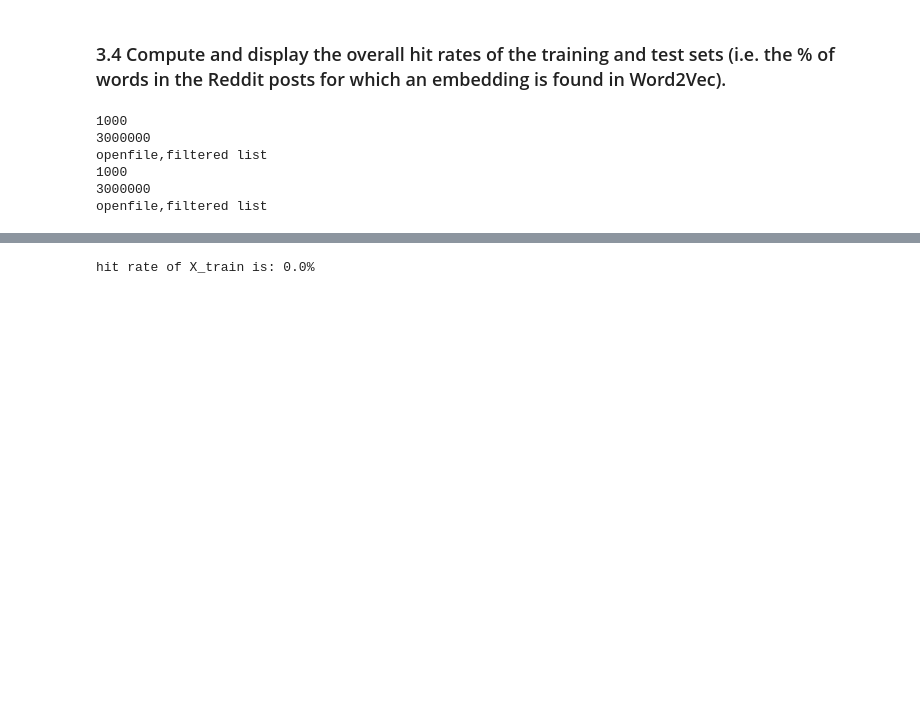
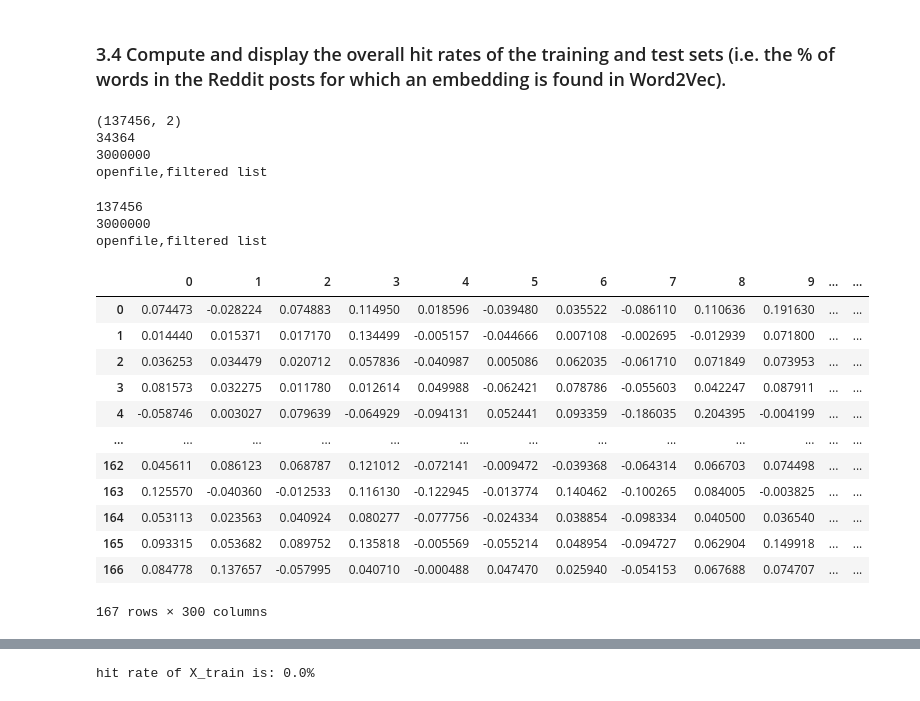
Before and after one commit to Qiantongzhou/comp472_2022_fall_A1, a Jupyter notebook: solution.ipynb, the cells around one changed output, grey strips where cells are left out. Drawn from its saved outputs; the diff is of its cells as text; code cells hidden in the pictures; blank space fills up the shorter version.

```diff
--- a/solution.ipynb
+++ b/solution.ipynb
@@ -463,12 +478,9 @@ def filter_by_word2vec(list_list,list_name):
 # %%
-selectlist=X_train[0:1000]
-selectlist2=X_test[0:1000]
-filter_by_word2vec(selectlist,"X_train")
+print(y_train.shape)
+selectlist2=X_test
 filter_by_word2vec(selectlist2,"X_test")
 # %% [output]
-1000
+(137456, 2)
+34364
 3000000
 openfile,filtered list
-1000
-3000000
-openfile,filtered list
@@ -482,3 +487,30 @@ trainlist=df_train.values.tolist()
+# %%
+selectlist=X_train
+filter_by_word2vec(selectlist,"X_train")
+# %% [output]
+137456
+3000000
+openfile,filtered list
+# %%
+df_train=pd.read_json(f"filteredlist_reddit_post_X_train.json")
+X_train_filtered=df_train.values.tolist()
+df_test=pd.read_json(f"filteredlist_reddit_post_X_test.json")
+X_test_filtered=df_test.values.tolist()
+df_train.head(167)
+# %% [output]
+|  | 0 | 1 | 2 | 3 | 4 | 5 | 6 | 7 | 8 | 9 | ... | ... |
+| 0 | 0.074473 | -0.028224 | 0.074883 | 0.114950 | 0.018596 | -0.039480 | 0.035522 | -0.086110 | 0.110636 | 0.191630 | ... | ... |
+| 1 | 0.014440 | 0.015371 | 0.017170 | 0.134499 | -0.005157 | -0.044666 | 0.007108 | -0.002695 | -0.012939 | 0.071800 | ... | ... |
+| 2 | 0.036253 | 0.034479 | 0.020712 | 0.057836 | -0.040987 | 0.005086 | 0.062035 | -0.061710 | 0.071849 | 0.073953 | ... | ... |
+| 3 | 0.081573 | 0.032275 | 0.011780 | 0.012614 | 0.049988 | -0.062421 | 0.078786 | -0.055603 | 0.042247 | 0.087911 | ... | ... |
+| 4 | -0.058746 | 0.003027 | 0.079639 | -0.064929 | -0.094131 | 0.052441 | 0.093359 | -0.186035 | 0.204395 | -0.004199 | ... | ... |
+| ... | ... | ... | ... | ... | ... | ... | ... | ... | ... | ... | ... | ... |
+| 162 | 0.045611 | 0.086123 | 0.068787 | 0.121012 | -0.072141 | -0.009472 | -0.039368 | -0.064314 | 0.066703 | 0.074498 | ... | ... |
+| 163 | 0.125570 | -0.040360 | -0.012533 | 0.116130 | -0.122945 | -0.013774 | 0.140462 | -0.100265 | 0.084005 | -0.003825 | ... | ... |
+| 164 | 0.053113 | 0.023563 | 0.040924 | 0.080277 | -0.077756 | -0.024334 | 0.038854 | -0.098334 | 0.040500 | 0.036540 | ... | ... |
+| 165 | 0.093315 | 0.053682 | 0.089752 | 0.135818 | -0.005569 | -0.055214 | 0.048954 | -0.094727 | 0.062904 | 0.149918 | ... | ... |
+| 166 | 0.084778 | 0.137657 | -0.057995 | 0.040710 | -0.000488 | 0.047470 | 0.025940 | -0.054153 | 0.067688 | 0.074707 | ... | ... |
+167 rows × 300 columns
 # %%
 count_total=0
 for words1 in X_train:
```
Also changed, not shown: parts of 12 cells of this notebook, 2 other files.
